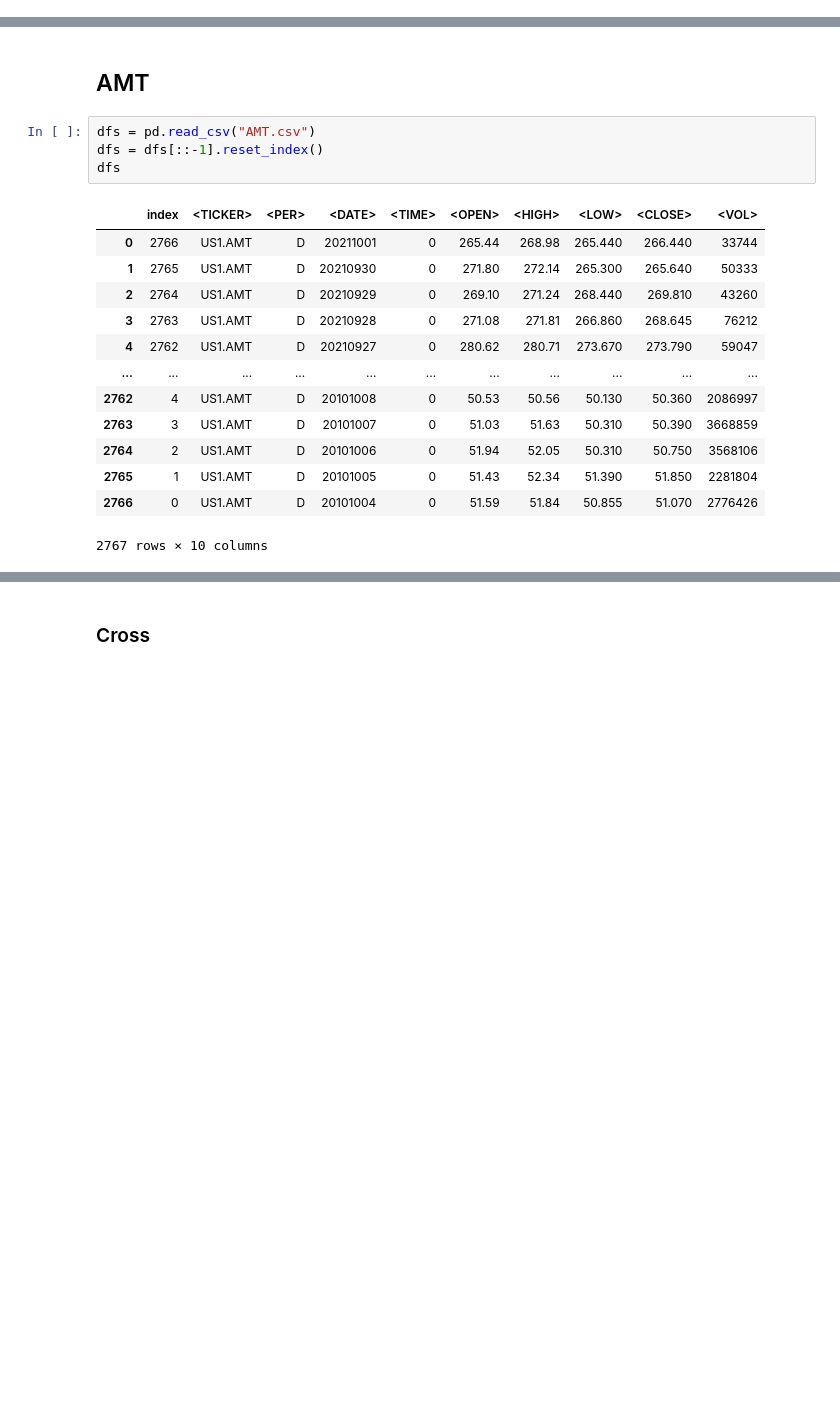
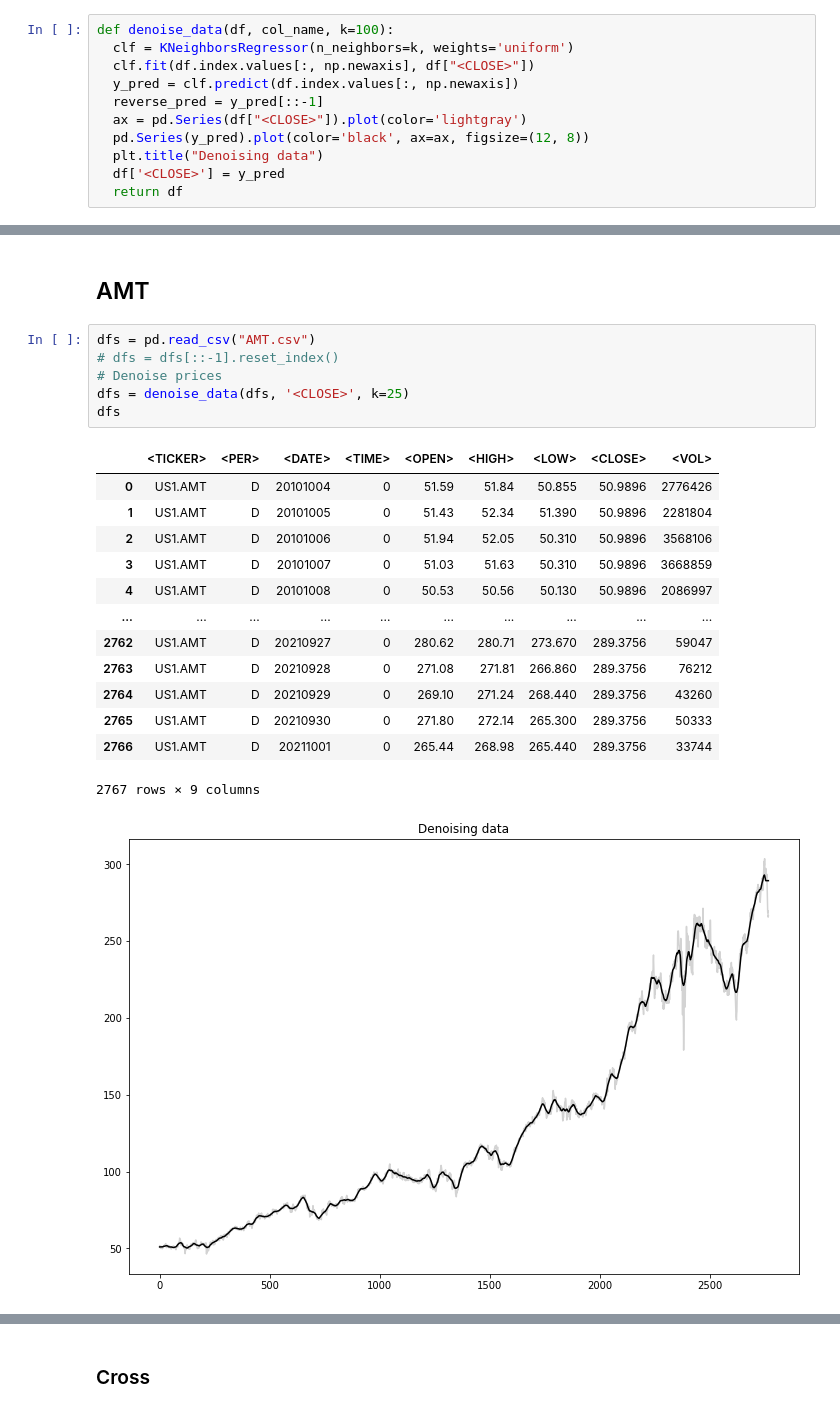
Before and after one commit to fshnkarimi/Labeling, a Jupyter notebook: Time_Series_Labelling_Predictions.ipynb, the cells around one changed output, grey strips where cells are left out. Drawn from its saved outputs; the diff is of its cells as text; blank space fills up the shorter version.

```diff
--- a/Time_Series_Labelling_Predictions.ipynb
+++ b/Time_Series_Labelling_Predictions.ipynb
@@ -351,6 +352,17 @@ def data_pre1d(df, index, label, step_size):
   x = x.reshape(x.shape[0], x.shape[1], 1)
   y = (y + 1) // 2
   return x, y
+# %%
+def denoise_data(df, col_name, k=100):
+  clf = KNeighborsRegressor(n_neighbors=k, weights='uniform')
+  clf.fit(df.index.values[:, np.newaxis], df["<CLOSE>"])
+  y_pred = clf.predict(df.index.values[:, np.newaxis])
+  reverse_pred = y_pred[::-1]
+  ax = pd.Series(df["<CLOSE>"]).plot(color='lightgray')
+  pd.Series(y_pred).plot(color='black', ax=ax, figsize=(12, 8))
+  plt.title("Denoising data")
+  df['<CLOSE>'] = y_pred
+  return df
 # %%
 def visualize(dfs, col_name, date, th, start, end):
   label = labeling(dfs[col_name], th)
@@ -1110,20 +1836,23 @@ new_dfs.to_csv('AAPL_logreg_beta_p.csv')
 ## AMT
 # %%
 dfs = pd.read_csv("AMT.csv")
-dfs = dfs[::-1].reset_index()
+# dfs = dfs[::-1].reset_index()
+# Denoise prices
+dfs = denoise_data(dfs, '<CLOSE>', k=25)
 dfs
 # %% [output]
-|  | index | <TICKER> | <PER> | <DATE> | <TIME> | <OPEN> | <HIGH> | <LOW> | <CLOSE> | <VOL> |
-| 0 | 2766 | US1.AMT | D | 20211001 | 0 | 265.44 | 268.98 | 265.440 | 266.440 | 33744 |
-| 1 | 2765 | US1.AMT | D | 20210930 | 0 | 271.80 | 272.14 | 265.300 | 265.640 | 50333 |
-| 2 | 2764 | US1.AMT | D | 20210929 | 0 | 269.10 | 271.24 | 268.440 | 269.810 | 43260 |
-| 3 | 2763 | US1.AMT | D | 20210928 | 0 | 271.08 | 271.81 | 266.860 | 268.645 | 76212 |
-| 4 | 2762 | US1.AMT | D | 20210927 | 0 | 280.62 | 280.71 | 273.670 | 273.790 | 59047 |
-| ... | ... | ... | ... | ... | ... | ... | ... | ... | ... | ... |
-| 2762 | 4 | US1.AMT | D | 20101008 | 0 | 50.53 | 50.56 | 50.130 | 50.360 | 2086997 |
-| 2763 | 3 | US1.AMT | D | 20101007 | 0 | 51.03 | 51.63 | 50.310 | 50.390 | 3668859 |
-| 2764 | 2 | US1.AMT | D | 20101006 | 0 | 51.94 | 52.05 | 50.310 | 50.750 | 3568106 |
-| 2765 | 1 | US1.AMT | D | 20101005 | 0 | 51.43 | 52.34 | 51.390 | 51.850 | 2281804 |
-| 2766 | 0 | US1.AMT | D | 20101004 | 0 | 51.59 | 51.84 | 50.855 | 51.070 | 2776426 |
+|  | <TICKER> | <PER> | <DATE> | <TIME> | <OPEN> | <HIGH> | <LOW> | <CLOSE> | <VOL> |
+| 0 | US1.AMT | D | 20101004 | 0 | 51.59 | 51.84 | 50.855 | 50.9896 | 2776426 |
+| 1 | US1.AMT | D | 20101005 | 0 | 51.43 | 52.34 | 51.390 | 50.9896 | 2281804 |
+| 2 | US1.AMT | D | 20101006 | 0 | 51.94 | 52.05 | 50.310 | 50.9896 | 3568106 |
+| 3 | US1.AMT | D | 20101007 | 0 | 51.03 | 51.63 | 50.310 | 50.9896 | 3668859 |
+| 4 | US1.AMT | D | 20101008 | 0 | 50.53 | 50.56 | 50.130 | 50.9896 | 2086997 |
+| ... | ... | ... | ... | ... | ... | ... | ... | ... | ... |
+| 2762 | US1.AMT | D | 20210927 | 0 | 280.62 | 280.71 | 273.670 | 289.3756 | 59047 |
+| 2763 | US1.AMT | D | 20210928 | 0 | 271.08 | 271.81 | 266.860 | 289.3756 | 76212 |
+| 2764 | US1.AMT | D | 20210929 | 0 | 269.10 | 271.24 | 268.440 | 289.3756 | 43260 |
+| 2765 | US1.AMT | D | 20210930 | 0 | 271.80 | 272.14 | 265.300 | 289.3756 | 50333 |
+| 2766 | US1.AMT | D | 20211001 | 0 | 265.44 | 268.98 | 265.440 | 289.3756 | 33744 |
-2767 rows × 10 columns
+2767 rows × 9 columns
+[figure, added]
 # %%
```
Also changed, not shown: parts of 112 cells of this notebook.
